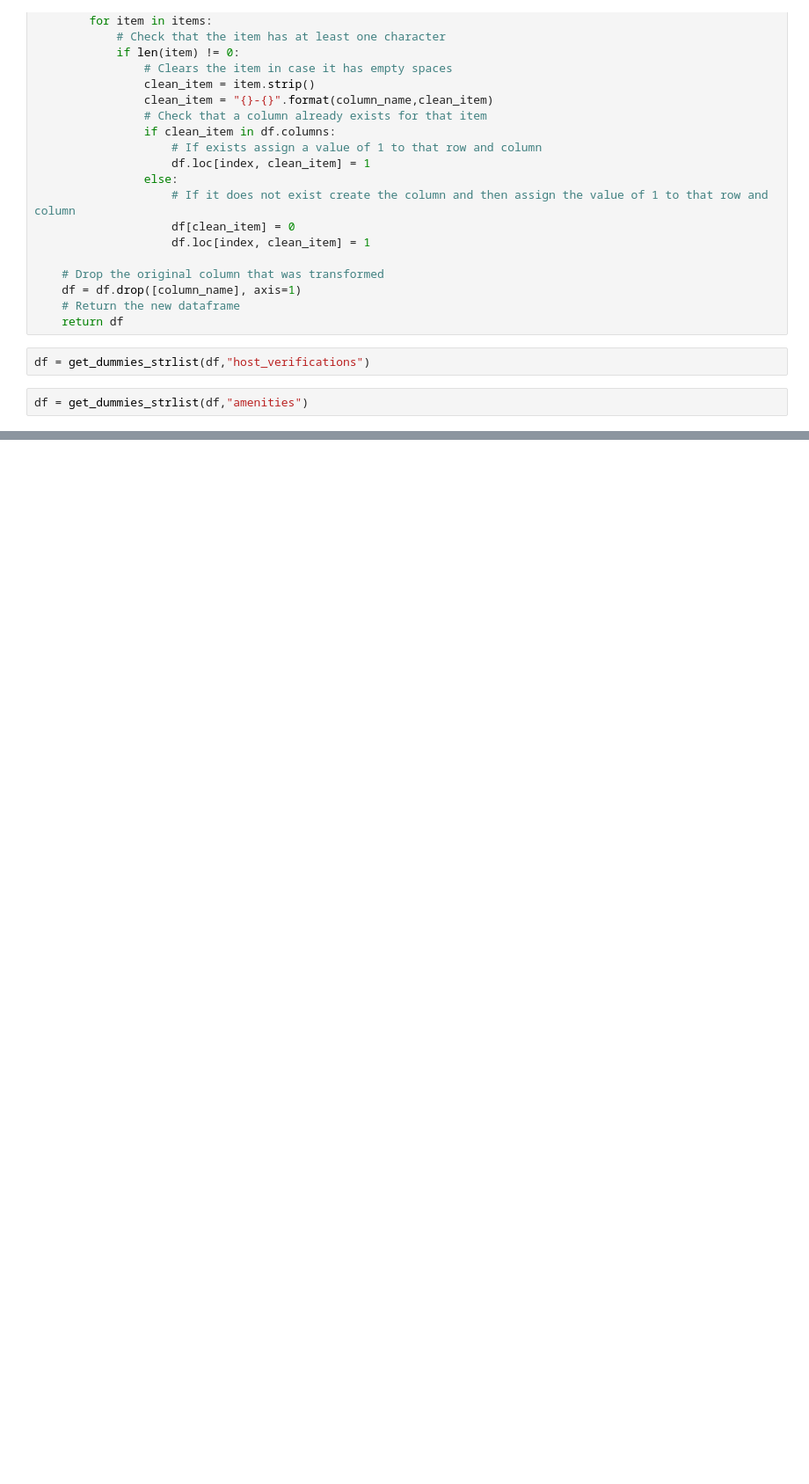
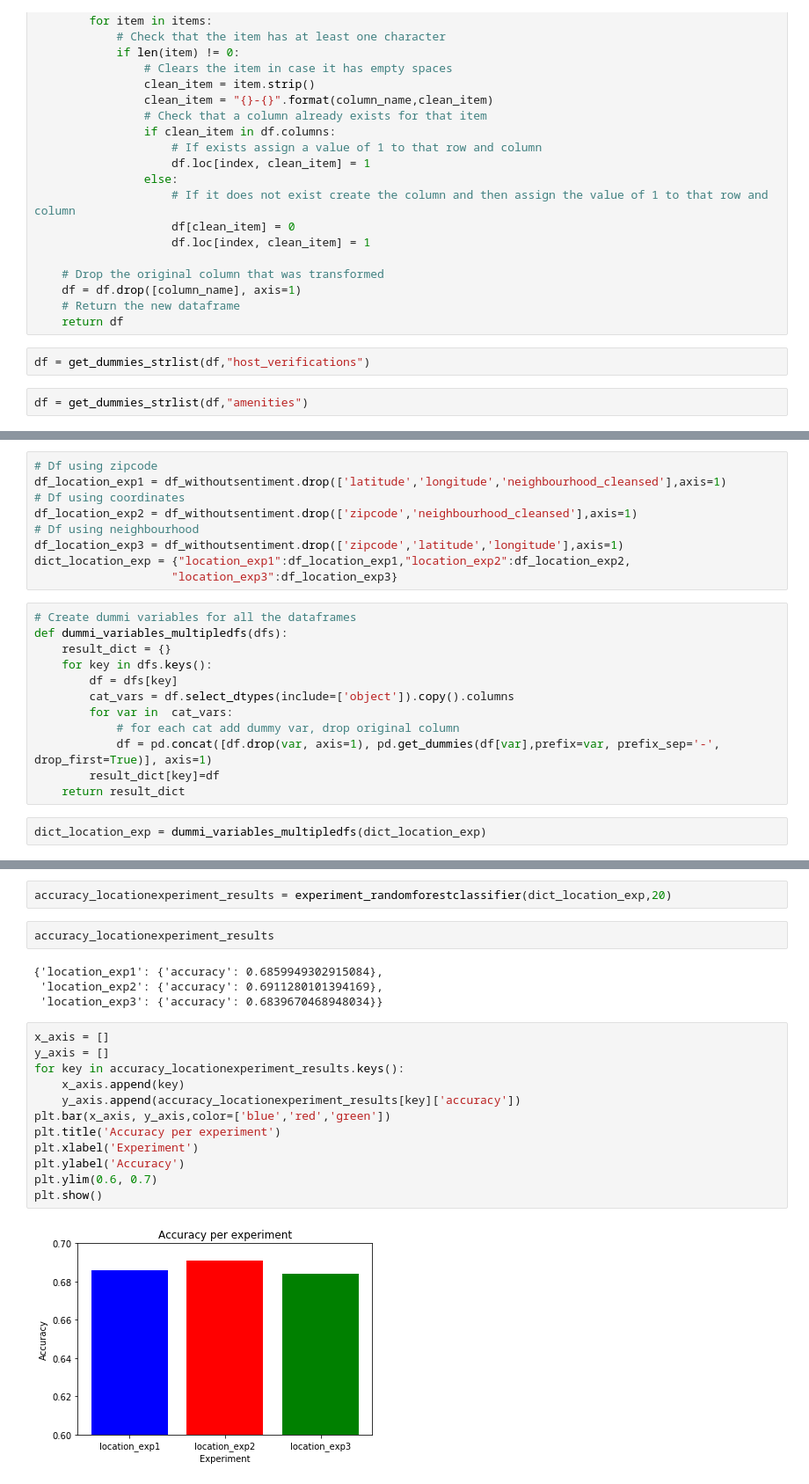
Before and after one commit to jordiagv/project1_datascientist_nanodegree, a Jupyter notebook: final_final_integrate.ipynb, the cells around one changed output, grey strips where cells are left out. Shown at 88% size. Saved outputs shown, nothing was run; the diff lists cells and outputs as text; blank space fills up the shorter version.

```diff
--- a/final_final_integrate.ipynb
+++ b/final_final_integrate.ipynb
@@ -296,0 +331,23 @@ parte de analisis sin ameninades y sin ubicacion geografica
+# %%
+# Df using zipcode
+df_location_exp1 = df_withoutsentiment.drop(['latitude','longitude','neighbourhood_cleansed'],axis=1)
+# Df using coordinates
+df_location_exp2 = df_withoutsentiment.drop(['zipcode','neighbourhood_cleansed'],axis=1)
+# Df using neighbourhood
+df_location_exp3 = df_withoutsentiment.drop(['zipcode','latitude','longitude'],axis=1)
+dict_location_exp = {"location_exp1":df_location_exp1,"location_exp2":df_location_exp2,
+                    "location_exp3":df_location_exp3}
+# %%
+# Create dummi variables for all the dataframes
+def dummi_variables_multipledfs(dfs):
+    result_dict = {}
+    for key in dfs.keys():
+        df = dfs[key]
+        cat_vars = df.select_dtypes(include=['object']).copy().columns
+        for var in  cat_vars:
+            # for each cat add dummy var, drop original column
+            df = pd.concat([df.drop(var, axis=1), pd.get_dummies(df[var],prefix=var, prefix_sep='-', drop_first=True)], axis=1)
+        result_dict[key]=df
+    return result_dict
+# %%
+dict_location_exp = dummi_variables_multipledfs(dict_location_exp)
@@ -296,0 +387,22 @@ parte de analisis sin ameninades y sin ubicacion geografica
+# %%
+accuracy_locationexperiment_results = experiment_randomforestclassifier(dict_location_exp,20)
+# %%
+accuracy_locationexperiment_results
+# %% [output]
+{'location_exp1': {'accuracy': 0.6859949302915084},
+ 'location_exp2': {'accuracy': 0.6911280101394169},
+ 'location_exp3': {'accuracy': 0.6839670468948034}}
+# %%
+x_axis = []
+y_axis = []
+for key in accuracy_locationexperiment_results.keys():
+    x_axis.append(key)
+    y_axis.append(accuracy_locationexperiment_results[key]['accuracy'])
+plt.bar(x_axis, y_axis,color=['blue','red','green'])
+plt.title('Accuracy per experiment')
+plt.xlabel('Experiment')
+plt.ylabel('Accuracy')
+plt.ylim(0.6, 0.7)
+plt.show()
+# %% [output]
+[figure, added]
```
Also changed, not shown: parts of 68 cells of this notebook, 10 other files.
